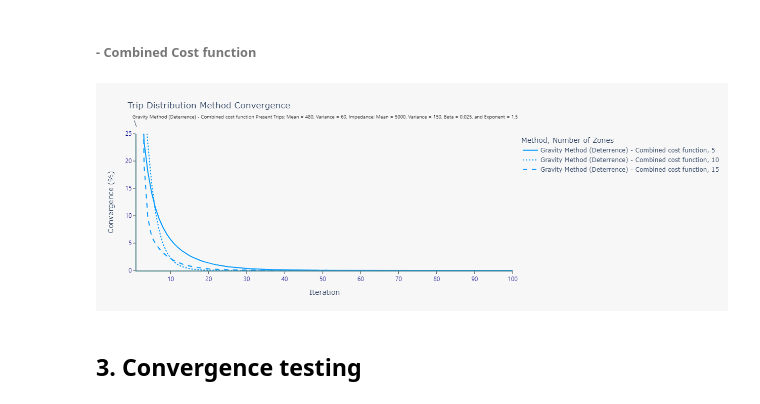
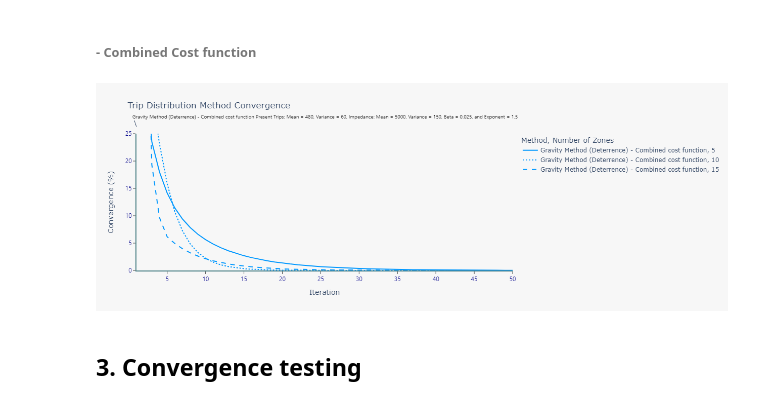
Before and after one commit to glennluigigarcia/Trip_Distribution, a Jupyter notebook: trip_dist.ipynb, the cells around one changed output. Cells and saved outputs as stored; diff of their text form; code cells hidden in the pictures.

```diff
--- a/trip_dist.ipynb
+++ b/trip_dist.ipynb
@@ -741,9 +741,9 @@ ded_test(dist_func='GMDet', n_zones=[5, 10, 15], test_pre_mean=480, test_pre_var
 ###### - Combined Cost function
 # %%
 ded_test(dist_func='GMDet', n_zones=[5, 10, 15], test_pre_mean=480, test_pre_var=60, gm_det_func='Combined',
-       gm_det_mean=5000, gm_det_var=150, gm_det_exp=1.5, gm_det_beta=0.025, gm_type='GEN', n_iter=100)
+       gm_det_mean=5000, gm_det_var=150, gm_det_exp=1.5, gm_det_beta=0.025, gm_type='GEN', n_iter=50)
 # %% [output]
-[figure, old version]
+[figure, new version]
 # %% [markdown]
 ## 3. Convergence testing
 # %% [markdown]
```
Also changed, not shown: parts of 12 cells of this notebook.
